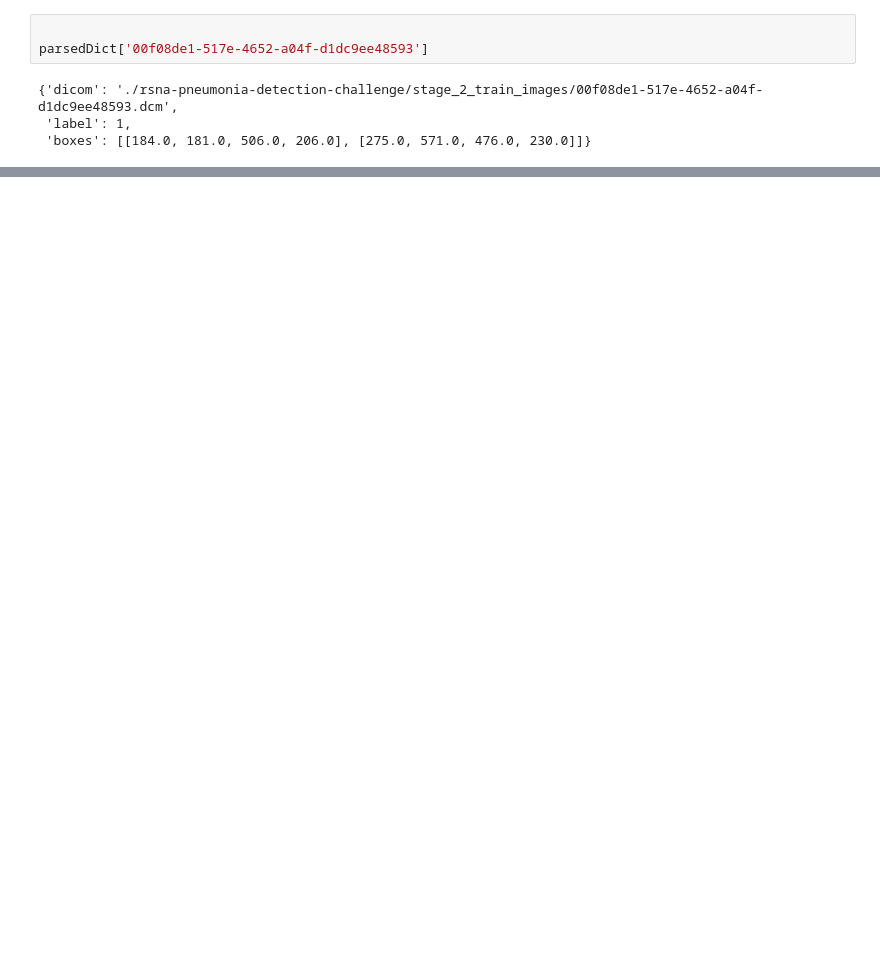
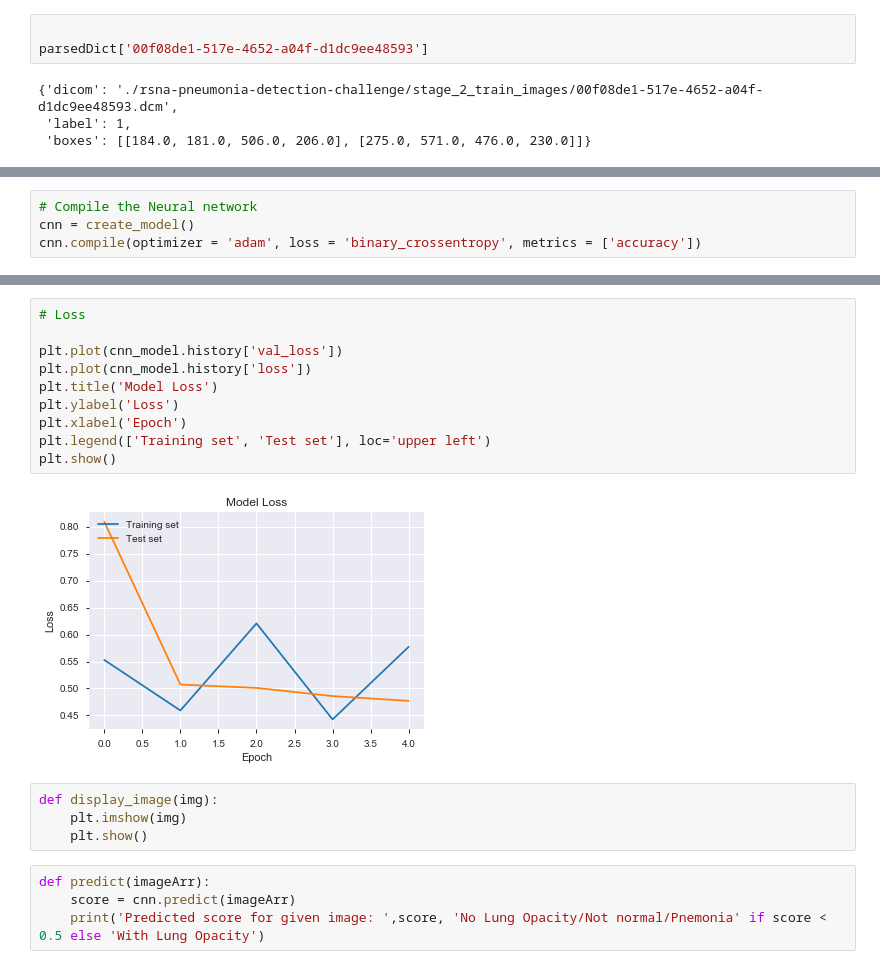
Before and after one commit to pachueud/capstone_project-1, a Jupyter notebook: Capstone Project - Deepak.ipynb, the cells around one changed output, grey strips where cells are left out. Drawn from its saved outputs; the diff is of its cells as text; blank space fills up the shorter version.

```diff
--- a/Capstone Project - Deepak.ipynb
+++ b/Capstone Project - Deepak.ipynb
@@ -881,0 +869,4 @@ StopIteration:
+# %%
+# Compile the Neural network
+cnn = create_model()
+cnn.compile(optimizer = 'adam', loss = 'binary_crossentropy', metrics = ['accuracy'])
@@ -881,0 +1003,20 @@ StopIteration:
+# %%
+# Loss
+
+plt.plot(cnn_model.history['val_loss'])
+plt.plot(cnn_model.history['loss'])
+plt.title('Model Loss')
+plt.ylabel('Loss')
+plt.xlabel('Epoch')
+plt.legend(['Training set', 'Test set'], loc='upper left')
+plt.show()
+# %% [output]
+[figure, added]
+# %%
+def display_image(img):
+    plt.imshow(img)
+    plt.show()
+# %%
+def predict(imageArr):
+    score = cnn.predict(imageArr)
+    print('Predicted score for given image: ',score, 'No Lung Opacity/Not normal/Pnemonia' if score < 0.5 else 'With Lung Opacity')
```
Also changed, not shown: parts of 32 cells of this notebook, 1 other file.
